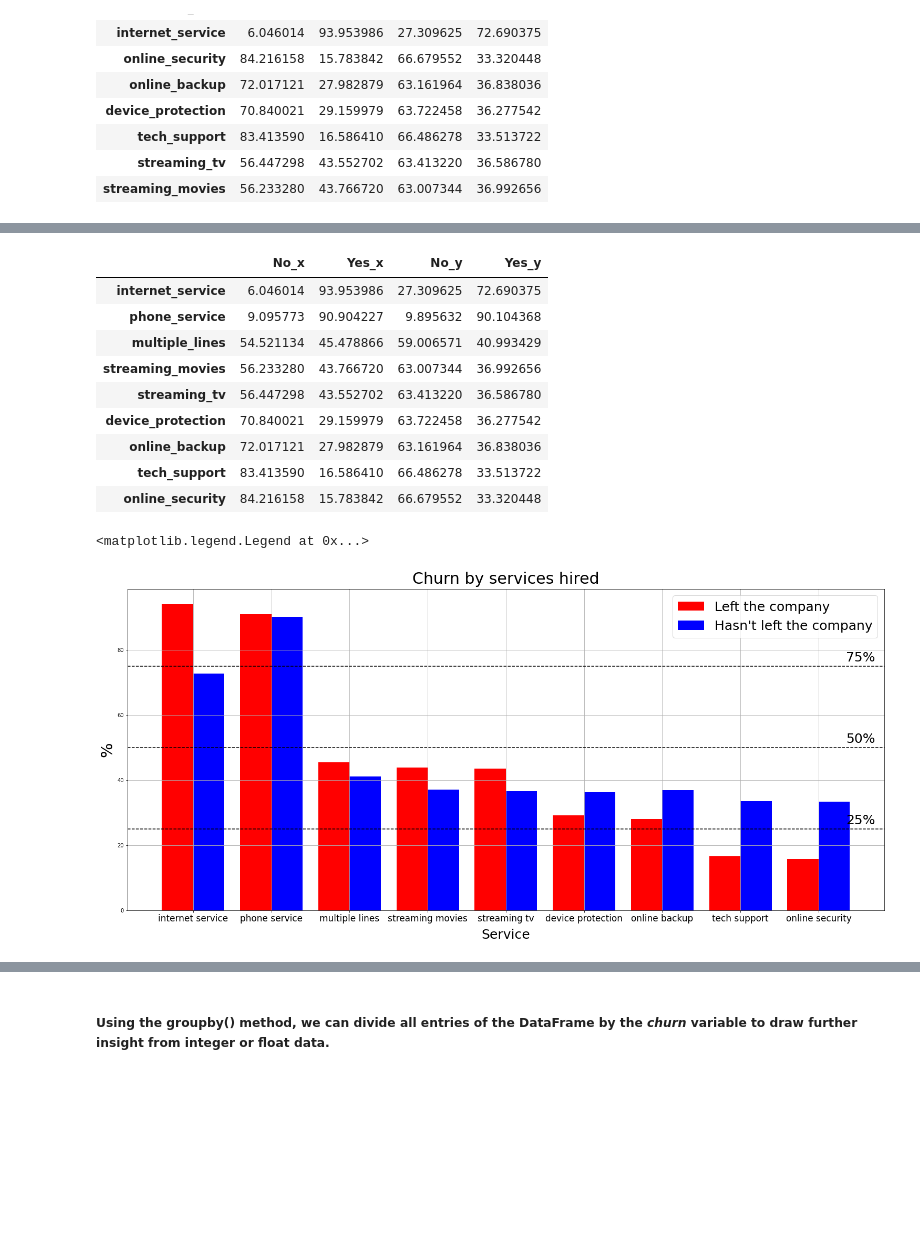
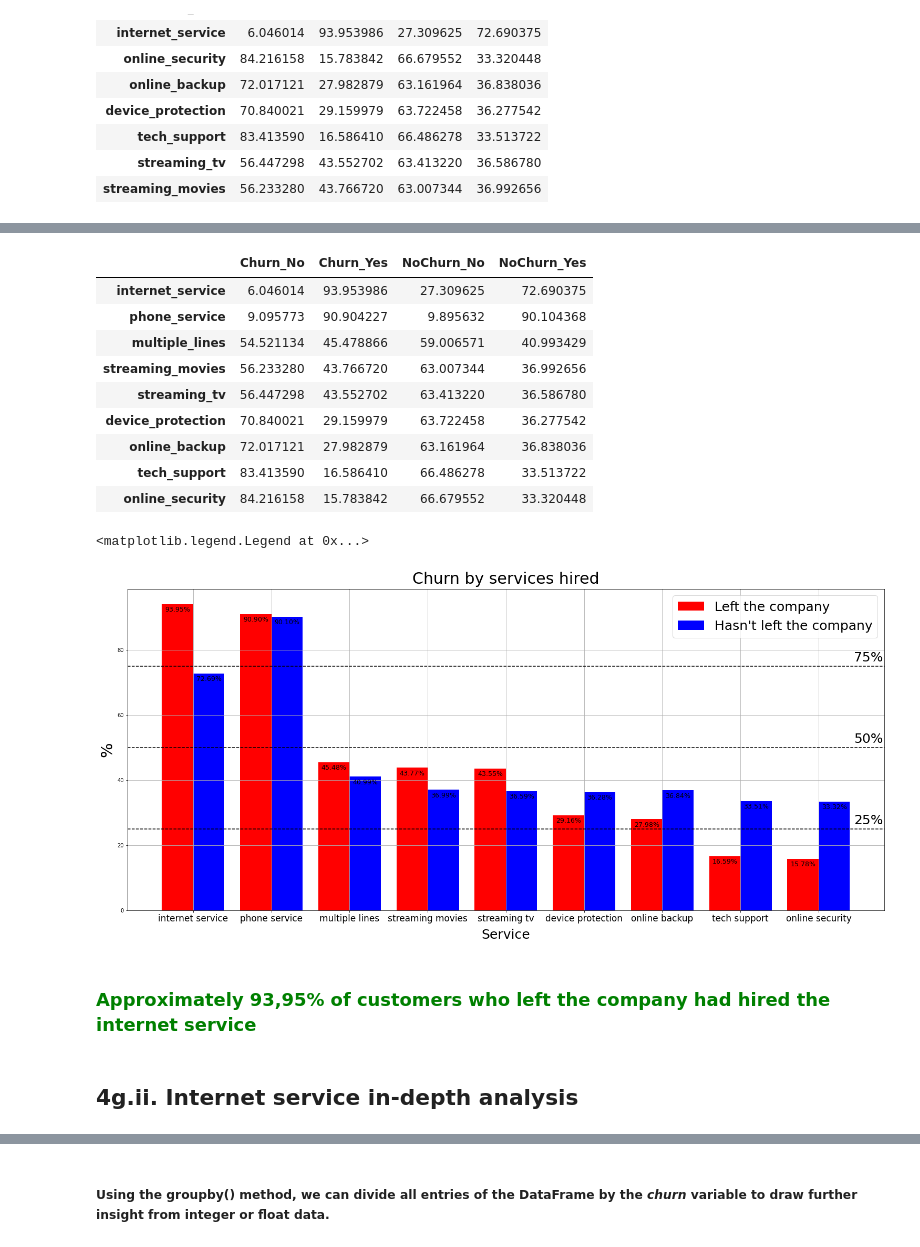
Before and after one commit to LupiVolpi/alura_challenge_data_science, a Jupyter notebook: week_2_Analysing_Visualizing_and_Drawing_Insights_from_the_dataset/alura_challenge_data_science_week_2.ipynb, the cells around one changed output, grey strips where cells are left out. Saved outputs shown, nothing was run; the diff lists cells and outputs as text; code cells hidden in the pictures; blank space fills up the shorter version.

```diff
--- a/week_2_Analysing_Visualizing_and_Drawing_Insights_from_the_dataset/alura_challenge_data_science_week_2.ipynb
+++ b/week_2_Analysing_Visualizing_and_Drawing_Insights_from_the_dataset/alura_challenge_data_science_week_2.ipynb
@@ -457,3 +574,6 @@ churn_by_service
 | tech_support | 83.413590 | 16.586410 | 66.486278 | 33.513722 |
 | streaming_tv | 56.447298 | 43.552702 | 63.413220 | 36.586780 |
 | streaming_movies | 56.233280 | 43.766720 | 63.007344 | 36.992656 |
+# %%
+churn_by_service.rename(columns = {"No_x" : "Churn_No", "Yes_x" : "Churn_Yes", "No_y" : "NoChurn_No", "Yes_y" : "NoChurn_Yes"}, inplace = True)
+churn_by_service
@@ -460,8 +591,8 @@ churn_by_service
 # %%
-churn_by_service = churn_by_service.sort_values(by = "Yes_x", ascending = False)
+churn_by_service = churn_by_service.sort_values(by = "Churn_Yes", ascending = False)
 churn_by_service
 # %% [output]
-|  | No_x | Yes_x | No_y | Yes_y |
+|  | Churn_No | Churn_Yes | NoChurn_No | NoChurn_Yes |
 | internet_service | 6.046014 | 93.953986 | 27.309625 | 72.690375 |
 | phone_service | 9.095773 | 90.904227 | 9.895632 | 90.104368 |
 | multiple_lines | 54.521134 | 45.478866 | 59.006571 | 40.993429 |
@@ -474,32 +605,39 @@ churn_by_service
 # %%
 fig = plt.figure(figsize = (20, 8.5))
 axis = fig.add_axes([0, 0, 1, 1])
 
-data_churn_yes = churn_by_service["Yes_x"]
-data_churn_no = churn_by_service["Yes_y"]
+data_churn_yes = churn_by_service["Churn_Yes"]
+data_churn_no = churn_by_service["NoChurn_Yes"]
 xindex1 = np.arange(len(data_churn_yes.index))
 xindex2 = np.arange(len(data_churn_no.index))
 xlabels = churn_by_service.index.str.replace("_", " ")
 width = 0.4
 
 axis.grid(True)
-axis.bar(x = xindex1 - width/2, height = data_churn_yes, width = width, color = "red", label = "Left the company")
-axis.bar(x = xindex2 + width/2, height = data_churn_no, width = width, color = "blue", label = "Hasn't left the company")
+bar1 = axis.bar(x = xindex1 - width/2, height = data_churn_yes, width = width, color = "red", label = "Left the company")
+bar2 = axis.bar(x = xindex2 + width/2, height = data_churn_no, width = width, color = "blue", label = "Hasn't left the company")
 axis.set_title("Churn by services hired", fontsize = 30,pad = 10)
 axis.set_ylabel("%", fontsize = 30)
 axis.set_xlabel("Service", fontsize = 25, labelpad = 10)
 axis.set_xticks(xindex)
 axis.set_xticklabels(xlabels, fontsize = 17)
 
 axis.axhline(75, color = "black", linestyle = "--")
 axis.axhline(50, color = "black", linestyle = "--")
 axis.axhline(25, color = "black", linestyle = "--")
 
-axis.annotate("75%", xy = (8.35, 76.5), fontsize = 25)
-axis.annotate("50%", xy = (8.35, 51.5), fontsize = 25)
-axis.annotate("25%", xy = (8.35, 26.5), fontsize = 25)
+axis.annotate("75%", xy = (8.45, 76.5), fontsize = 25)
+axis.annotate("50%", xy = (8.45, 51.5), fontsize = 25)
+axis.annotate("25%", xy = (8.45, 26.5), fontsize = 25)
+
+axis.bar_label(bar1, padding = -17, fontsize = 12.5, fmt = "%.2f%%")
+axis.bar_label(bar2, padding = -17, fontsize = 12.5, fmt = "%.2f%%")
 
 axis.legend(fontsize = 25)
 # %% [output]
 <matplotlib.legend.Legend at 0x...>
-[figure, old version]
+[figure, new version]
+# %% [markdown]
+### <font color = "green"> Approximately 93,95% of customers who left the company had hired the internet service
+# %% [markdown]
+## 4g.ii. Internet service in-depth analysis
```
Also changed, not shown: parts of 27 cells of this notebook.
